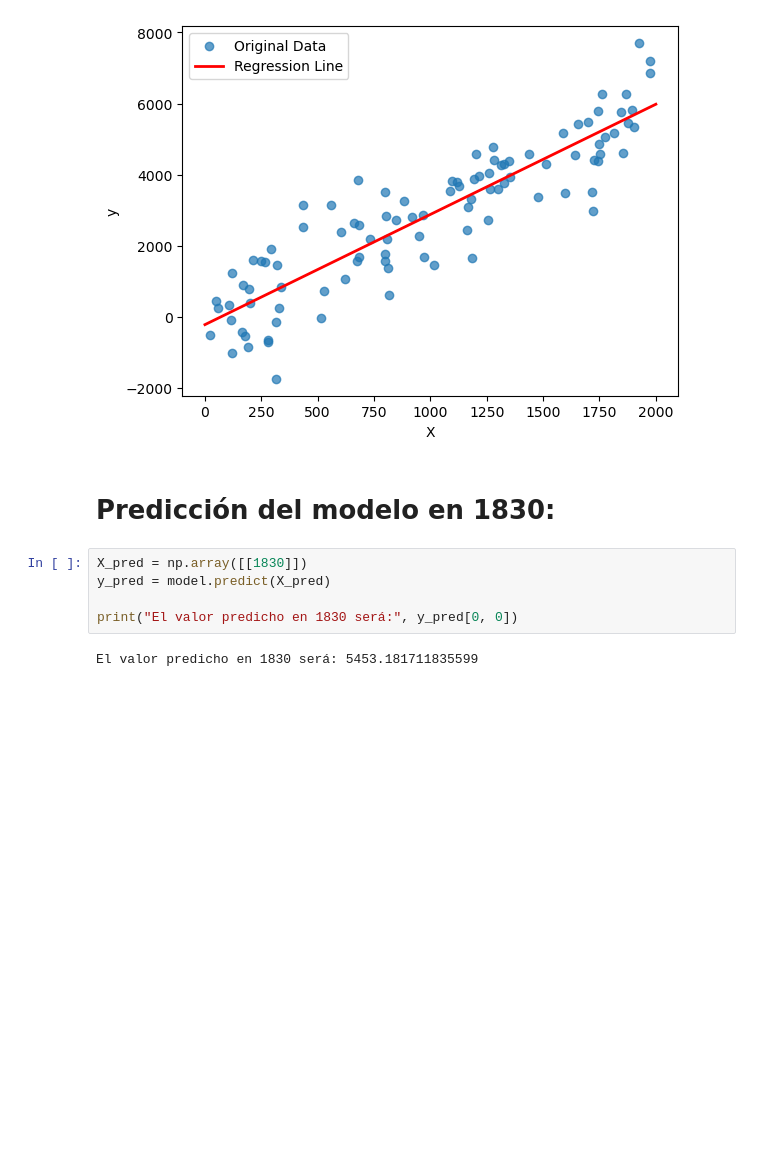
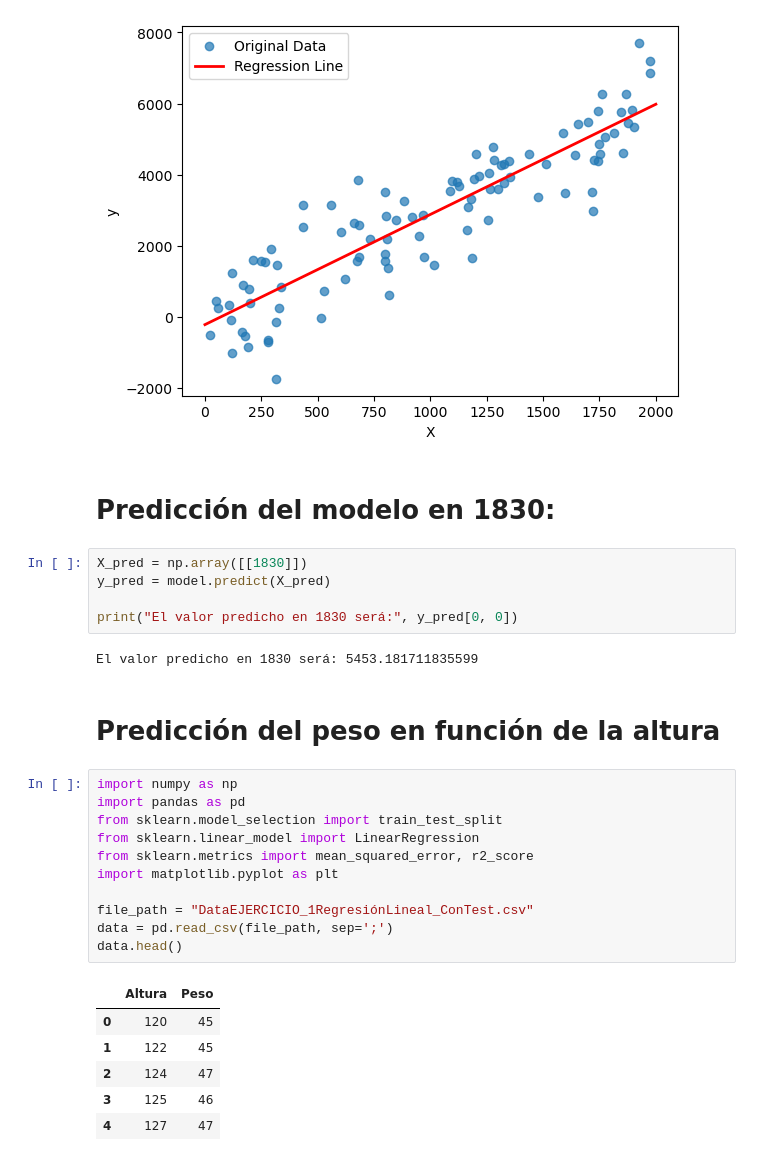
Before and after one commit to gaguadcode/PROYECTOSPYTHON, a Jupyter notebook: regresion.ipynb, the cells around one changed output. Cells and saved outputs as stored; diff of their text form; blank space fills up the shorter version.

```diff
--- a/regresion.ipynb
+++ b/regresion.ipynb
@@ -33,3 +33,23 @@ y_pred = model.predict(X_pred)
 print("El valor predicho en 1830 será:", y_pred[0, 0])
 # %% [output]
 El valor predicho en 1830 será: 5453.181711835599
+# %% [markdown]
+# Predicción del peso en función de la altura
+# %%
+import numpy as np
+import pandas as pd
+from sklearn.model_selection import train_test_split
+from sklearn.linear_model import LinearRegression
+from sklearn.metrics import mean_squared_error, r2_score
+import matplotlib.pyplot as plt
+
+file_path = "DataEJERCICIO_1RegresiónLineal_ConTest.csv"
+data = pd.read_csv(file_path, sep=';')
+data.head()
+# %% [output]
+|  | Altura | Peso |
+| 0 | 120 | 45 |
+| 1 | 122 | 45 |
+| 2 | 124 | 47 |
+| 3 | 125 | 46 |
+| 4 | 127 | 47 |
```
Also changed, not shown: parts of 2 cells of this notebook.
